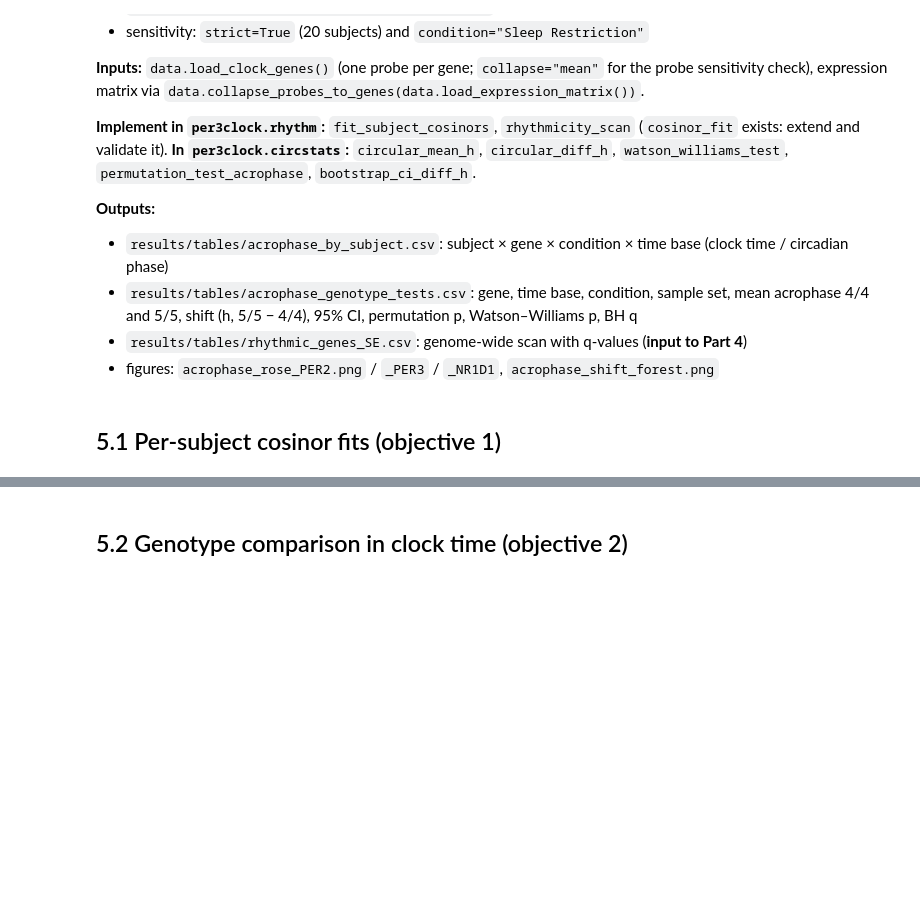
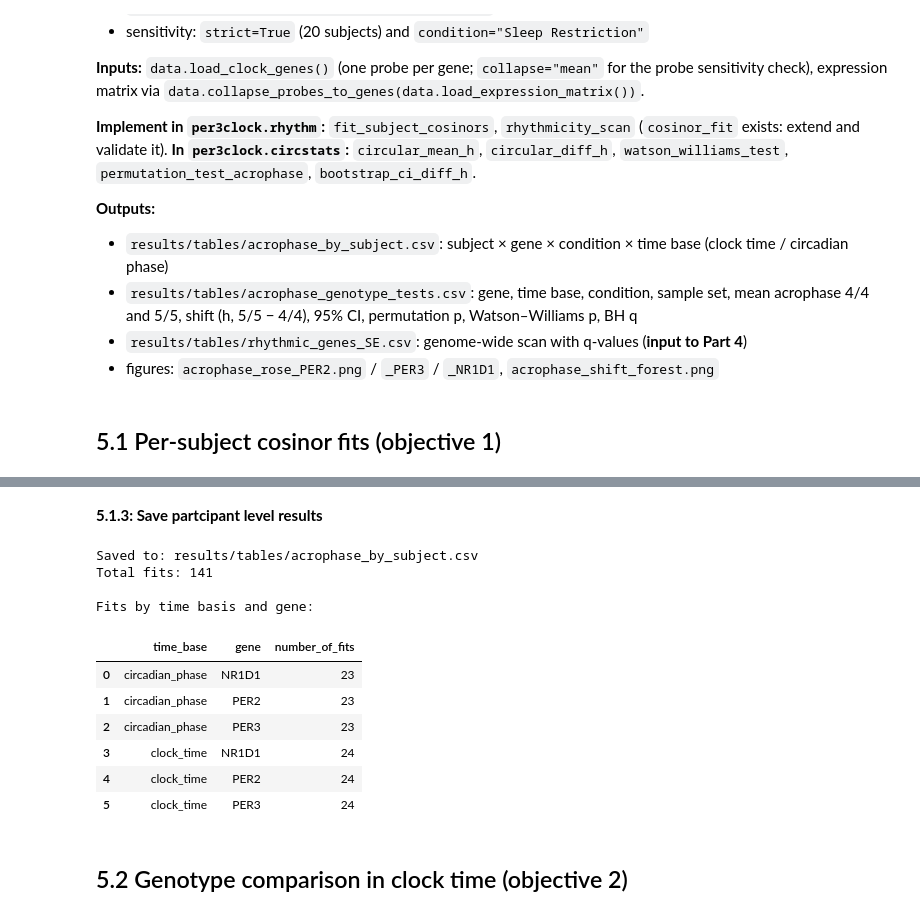
Before and after one commit to CKmellow/per3-genotype-clock-gene-timing, a Jupyter notebook: notebooks/PER3_clock_timing.ipynb, the cells around one changed output, grey strips where cells are left out. Drawn from its saved outputs; the diff is of its cells as text; code cells hidden in the pictures; blank space fills up the shorter version.

```diff
--- a/notebooks/PER3_clock_timing.ipynb
+++ b/notebooks/PER3_clock_timing.ipynb
@@ -661,3 +764,73 @@ plotting.set_style()
+# %% [markdown]
+**5.1.3: Save partcipant level results**
+# %%
+from pathlib import Path
+
+# Recreate the clock-time fits using the primary 24-participant sample
+clock_fits = rhythm.fit_subject_cosinors(
+    primary_clock,
+    time_col="clock_time_h",
+    genes=genes_of_interest,
+    period=24.0,
+    min_points=4
+)
+
+# Circadian-phase analysis uses the separate 23-participant sample
+phase_meta = data.analysis_samples(for_phase_analysis=True)
+phase_sample_ids = phase_meta["sample_id"].unique()
+
+phase_long = data.load_clock_genes()
+phase_long = phase_long[
+    (phase_long["sample_id"].isin(phase_sample_ids)) &
+    (phase_long["gene"].isin(genes_of_interest))
+].copy()
+
+phase_fits = rhythm.fit_subject_cosinors(
+    phase_long,
+    time_col="circadian_phase_h",
+    genes=genes_of_interest,
+    period=24.0,
+    min_points=4
+)
+
+# Label and combine the two time bases
+clock_fits["time_base"] = "clock_time"
+phase_fits["time_base"] = "circadian_phase"
+
+acrophase_by_subject = pd.concat(
+    [clock_fits, phase_fits],
+    ignore_index=True
+)
+
+# Save the results
+output_dir = Path("results/tables")
+output_dir.mkdir(parents=True, exist_ok=True)
+
+output_file = output_dir / "acrophase_by_subject.csv"
+acrophase_by_subject.to_csv(output_file, index=False)
+
+# Verify the saved analysis
+print("Saved to:", output_file)
+print("Total fits:", len(acrophase_by_subject))
+print("\nFits by time basis and gene:")
+
+display(
+    acrophase_by_subject.groupby(
+        ["time_base", "gene"]
+    ).size().rename("number_of_fits").reset_index()
+)
+# %% [output]
+Saved to: results/tables/acrophase_by_subject.csv
+Total fits: 141
+
+Fits by time basis and gene:
+|  | time_base | gene | number_of_fits |
+| 0 | circadian_phase | NR1D1 | 23 |
+| 1 | circadian_phase | PER2 | 23 |
+| 2 | circadian_phase | PER3 | 23 |
+| 3 | clock_time | NR1D1 | 24 |
+| 4 | clock_time | PER2 | 24 |
+| 5 | clock_time | PER3 | 24 |
 # %% [markdown]
 ## 5.2 Genotype comparison in clock time (objective 2)
 # %%
```
Also changed, not shown: parts of 3 cells of this notebook.
